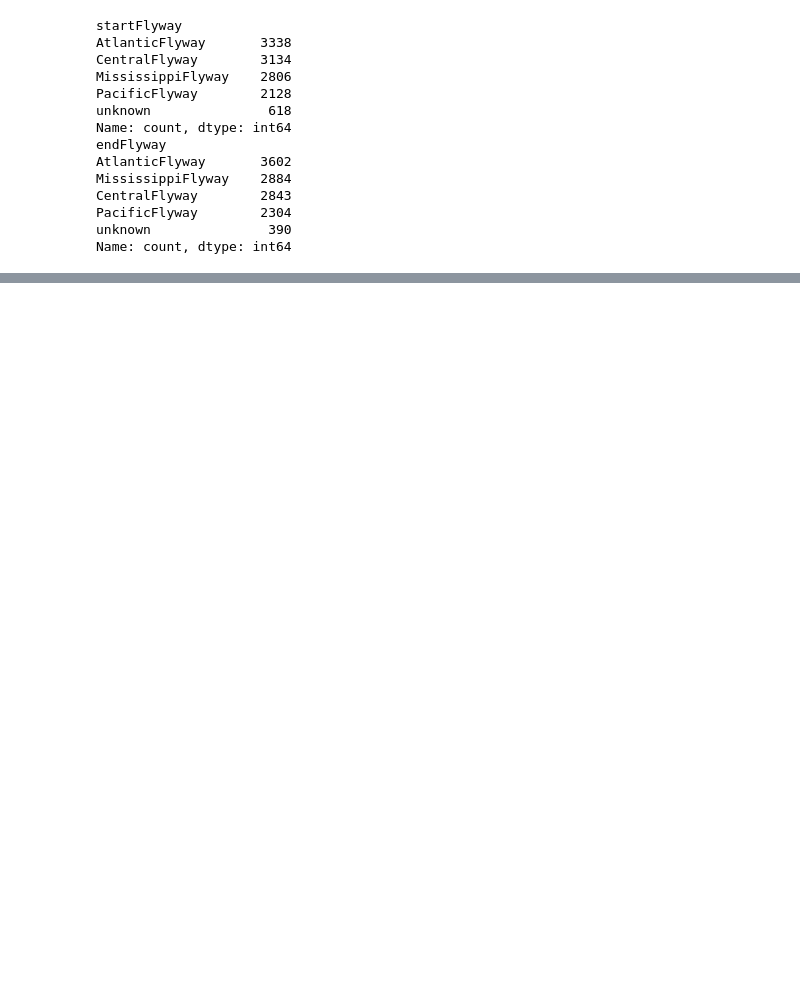
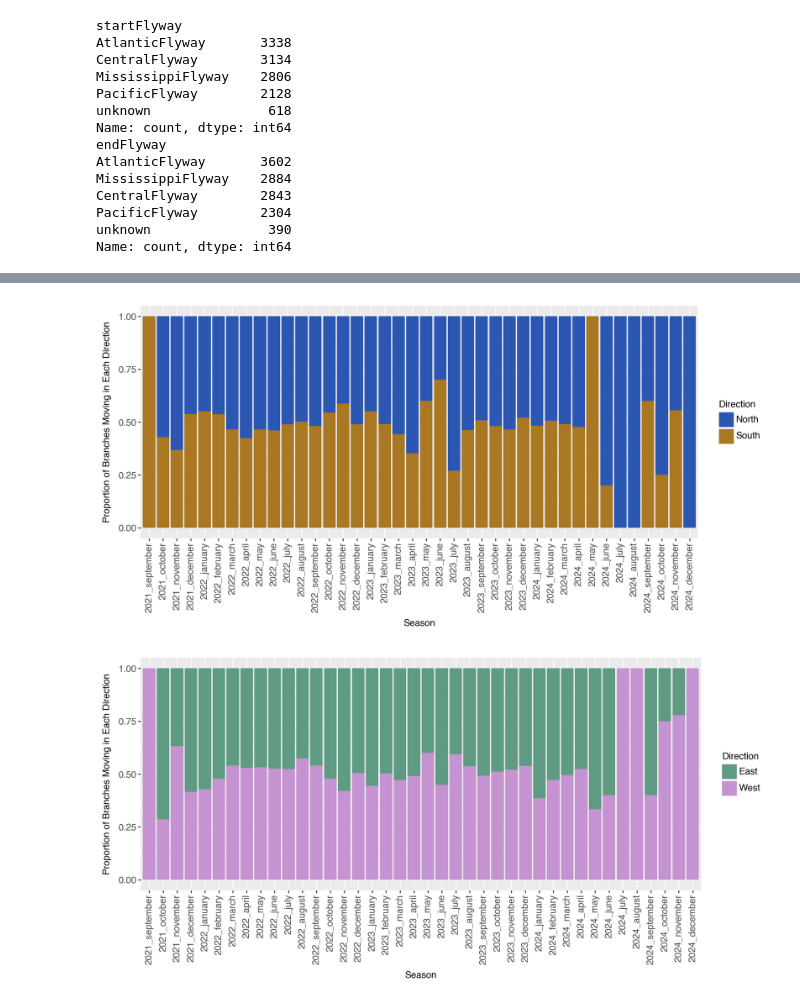
Before and after one commit to moncla-lab/H5-avian-ecology, a Jupyter notebook: cont_phyl_mcc_plotting.ipynb, the cells around one changed output, grey strips where cells are left out. Cells and saved outputs as stored; diff of their text form; code cells hidden in the pictures; blank space fills up the shorter version.

```diff
--- a/cont_phyl_mcc_plotting.ipynb
+++ b/cont_phyl_mcc_plotting.ipynb
@@ -945,0 +747,37 @@ mcc_seas_mon_flyways.loc[mcc_seas_mon_flyways["startFlyway"] == mcc_seas_mon_fly
+# %%
+# Plot 3.5: Proportion of branchs moving north/south, east/west during each month
+
+mcc_seas_mon_withDirections["month_year"] = mcc_seas_mon_withDirections["month_year"].astype(str)
+
+month_order = ["2021_september", "2021_october","2021_november","2021_december", "2022_january", "2022_february", "2022_march", "2022_april", "2022_may", "2022_june",
+               "2022_july", "2022_august", "2022_september", "2022_october", "2022_november", "2022_december","2023_january", "2023_february", "2023_march", "2023_april",
+               "2023_may", "2023_june", "2023_july", "2023_august", "2023_september", "2023_october", "2023_november", "2023_december", "2024_january", "2024_february",
+               "2024_march", "2024_april", "2024_may", "2024_june","2024_july", "2024_august", "2024_september", "2024_october", "2024_november", "2024_december"]
+
+mcc_seas_mon_withDirections["month_year"] = pd.Categorical(mcc_seas_mon_withDirections["month_year"], categories=month_order, ordered=True)
+
+prop_direction_latitude_month = (
+    ggplot(mcc_seas_mon_withDirections, aes(x = "month_year", fill = "changeLat_direction"))
+        + geom_bar(position = "fill")
+        + scale_fill_manual(values={"north": "#2B57B3", "south": "#AA7722"}, name="Direction",
+                            labels={"north":"North", "south": "South"})
+        + labs(x='Season', y='Proportion of Branches Moving in Each Direction')
+        + theme(axis_text_x=element_text(rotation=90), text=element_text(size=10))
+        + theme(figure_size=(10, 5))
+    )
+
+prop_direction_longitude_month = (
+    ggplot(mcc_seas_mon_withDirections, aes(x = "month_year", fill = "changeLon_direction"))
+        + geom_bar(position = "fill")
+        + scale_fill_manual(values={"east": "#5E9B82", "west": "#C593D1"}, name="Direction",
+                            labels={"east":"East", "west": "West"})
+        + labs(x='Season', y='Proportion of Branches Moving in Each Direction')
+        + theme(axis_text_x=element_text(rotation=90), text=element_text(size=10))
+        + theme(figure_size=(10, 5))
+    )
+
+prop_direction_latitude_month.show()
+prop_direction_longitude_month.show()
+# %% [output]
+[figure, added]
+[figure, added]
```
Also changed, not shown: parts of 48 cells of this notebook, 4 other files.
